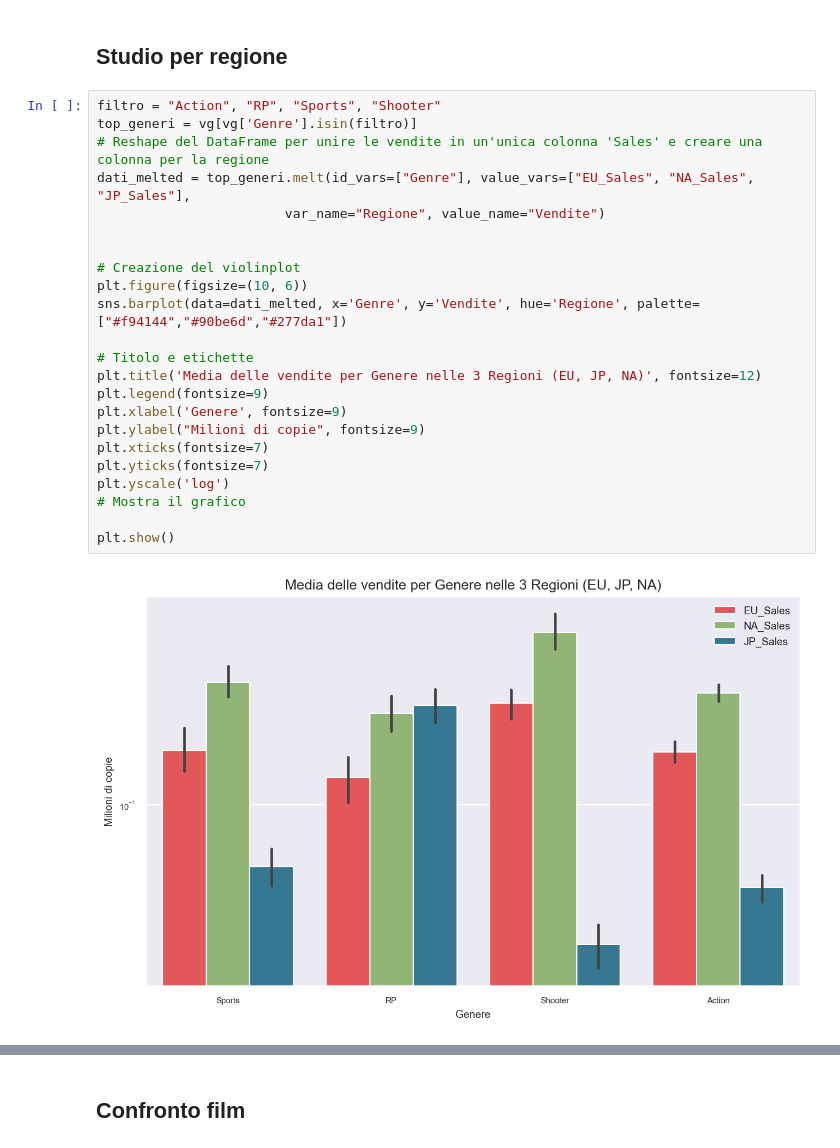
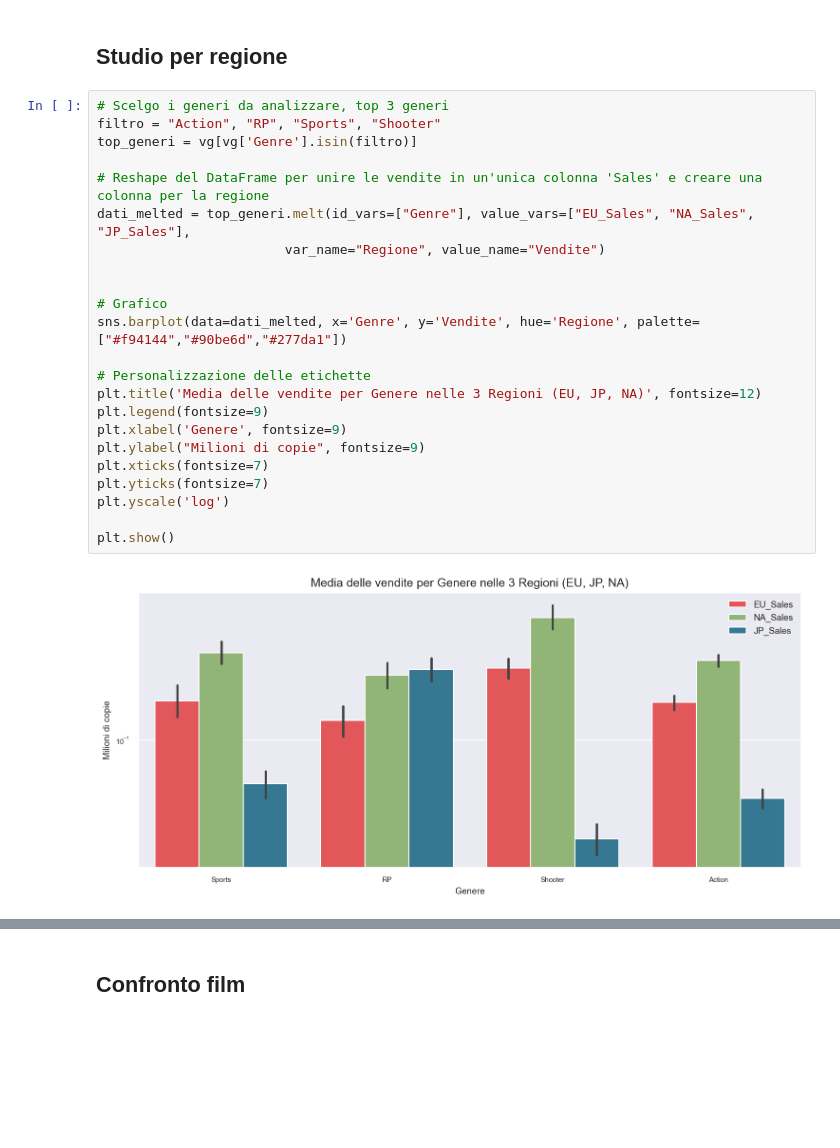
Before and after one commit to C0rro/Data-science-Videogiochi, a Jupyter notebook: Code.ipynb, the cells around one changed output, grey strips where cells are left out. Saved outputs shown, nothing was run; the diff lists cells and outputs as text; blank space fills up the shorter version.

```diff
--- a/Code.ipynb
+++ b/Code.ipynb
@@ -264,29 +266,29 @@ Super Smash Bros. Brawl      Wii         13.04
 # %% [markdown]
 ## Studio per regione
 # %%
+# Scelgo i generi da analizzare, top 3 generi
 filtro = "Action", "RP", "Sports", "Shooter"
 top_generi = vg[vg['Genre'].isin(filtro)]
+
 # Reshape del DataFrame per unire le vendite in un'unica colonna 'Sales' e creare una colonna per la regione
 dati_melted = top_generi.melt(id_vars=["Genre"], value_vars=["EU_Sales", "NA_Sales", "JP_Sales"],
                         var_name="Regione", value_name="Vendite")
 
 
-# Creazione del violinplot
-plt.figure(figsize=(10, 6))
+# Grafico
 sns.barplot(data=dati_melted, x='Genre', y='Vendite', hue='Regione', palette=["#f94144","#90be6d","#277da1"])
 
-# Titolo e etichette
+# Personalizzazione delle etichette
 plt.title('Media delle vendite per Genere nelle 3 Regioni (EU, JP, NA)', fontsize=12)
 plt.legend(fontsize=9)
 plt.xlabel('Genere', fontsize=9)
 plt.ylabel("Milioni di copie", fontsize=9)
 plt.xticks(fontsize=7)
 plt.yticks(fontsize=7)
 plt.yscale('log')
-# Mostra il grafico
 
 plt.show()
 # %% [output]
-[figure, old version]
+[figure, new version]
 # %%
 import numpy as np
```
Also changed, not shown: parts of 14 cells of this notebook, 1 other file.
